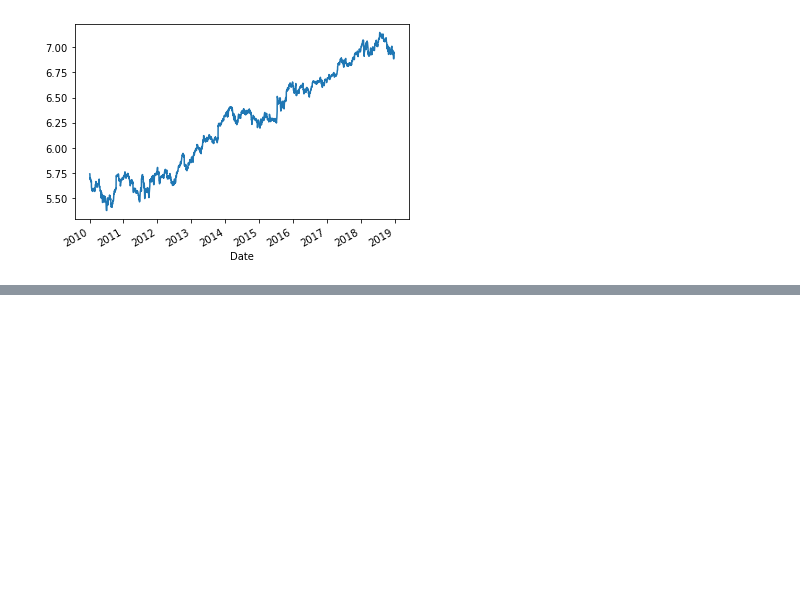
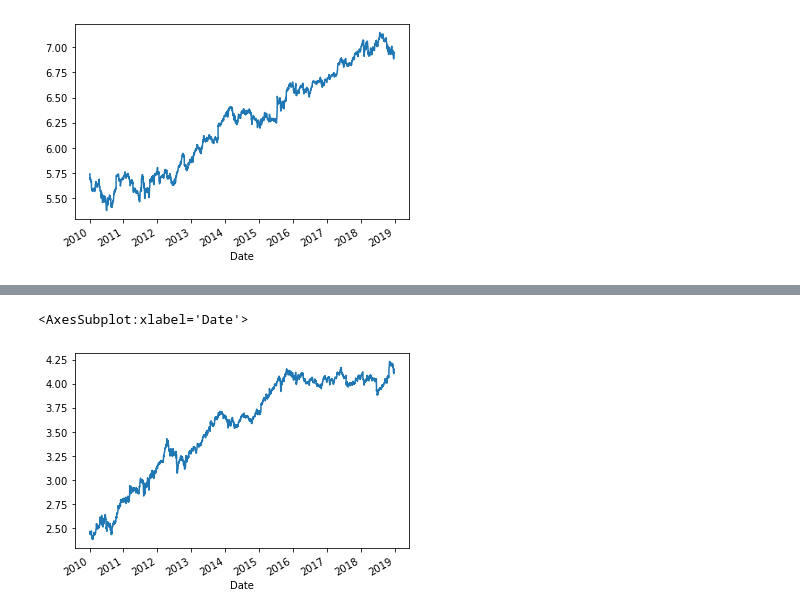
Before and after one commit to unpatel1/Time_Series_Analysis_Forecasting_ML, a Jupyter notebook: Section_5/Section_5_ARIMA.ipynb, the cells around one changed output, grey strips where cells are left out. Saved outputs shown, nothing was run; the diff lists cells and outputs as text; code cells hidden in the pictures; blank space fills up the shorter version.

```diff
--- a/Section_5/Section_5_ARIMA.ipynb
+++ b/Section_5/Section_5_ARIMA.ipynb
@@ -543,0 +565,10 @@ goog['LogPrice'].plot()
+# %%
+# Working on Starbucks
+sbux = stocks[stocks['Name'] == 'SBUX'][['Close']]
+sbux['LogPrice'] = np.log(sbux['Close'])
+sbux['LogRet'] = sbux['LogPrice'].diff()
+# %%
+sbux['LogPrice'].plot()
+# %% [output]
+<AxesSubplot:xlabel='Date'>
+[figure, added]
```
Also changed, not shown: parts of 20 cells of this notebook, 1 other file.
